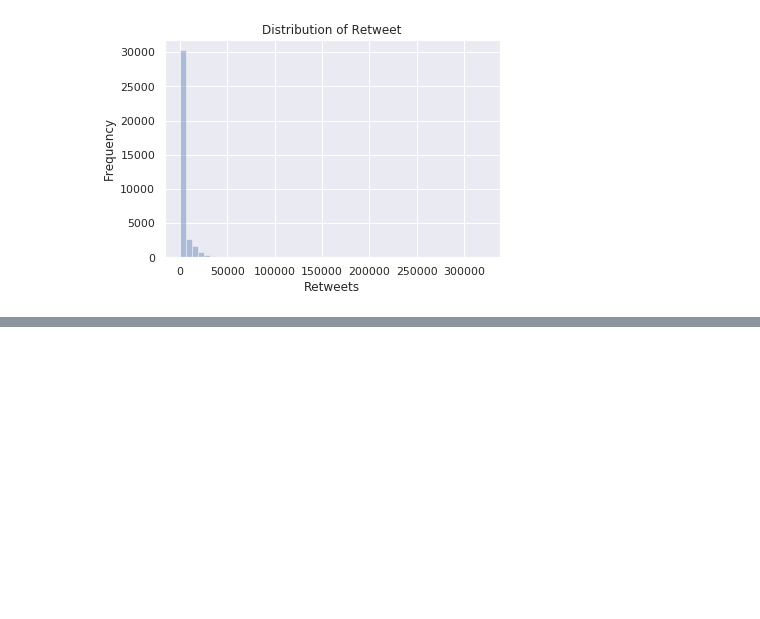
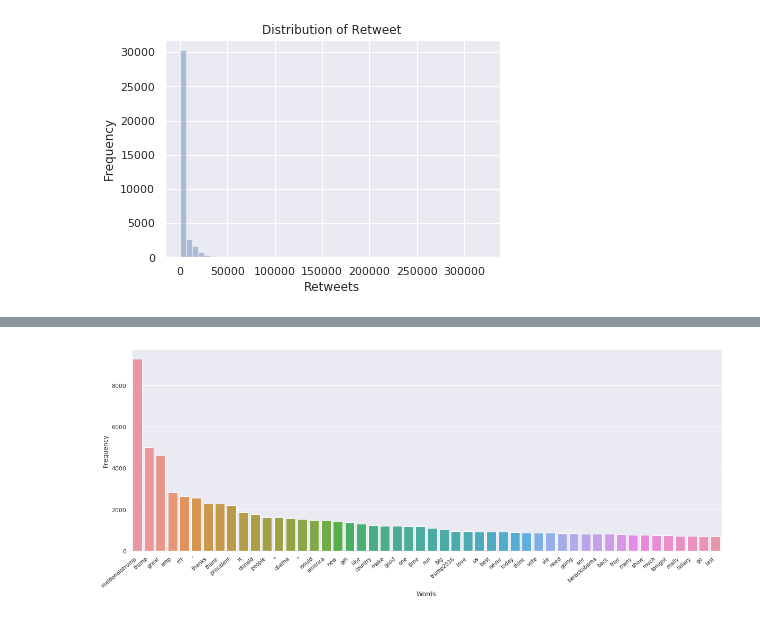
Before and after one commit to nakarinh14/eda-nlp-tweet, a Jupyter notebook: trump-tweets-eda.ipynb, the cells around one changed output, grey strips where cells are left out. Drawn from its saved outputs; the diff is of its cells as text; code cells hidden in the pictures; blank space fills up the shorter version.

```diff
--- a/trump-tweets-eda.ipynb
+++ b/trump-tweets-eda.ipynb
@@ -247,0 +265,13 @@ plt.show()
+# %%
+word_c = Counter()
+punc = string.punctuation
+stopwords = stopwords.words('english')
+
+for tweet in parse_tweets:
+    for w in tweet:
+        if w[0] not in punc and w not in stopwords:
+            word_c[w] += 1
+# %%
+plotCounter(word_c.most_common(50),'Words','Frequency',40,10,(20,7))
+# %% [output]
+[figure, added]
```
Also changed, not shown: parts of 28 cells of this notebook.
